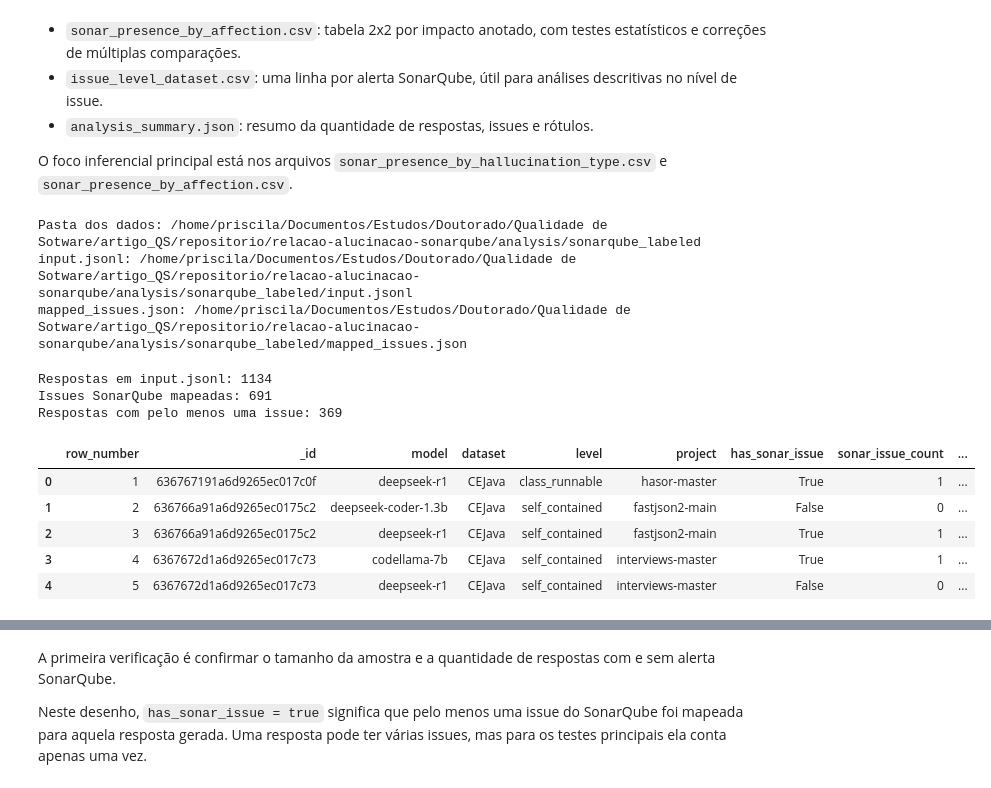
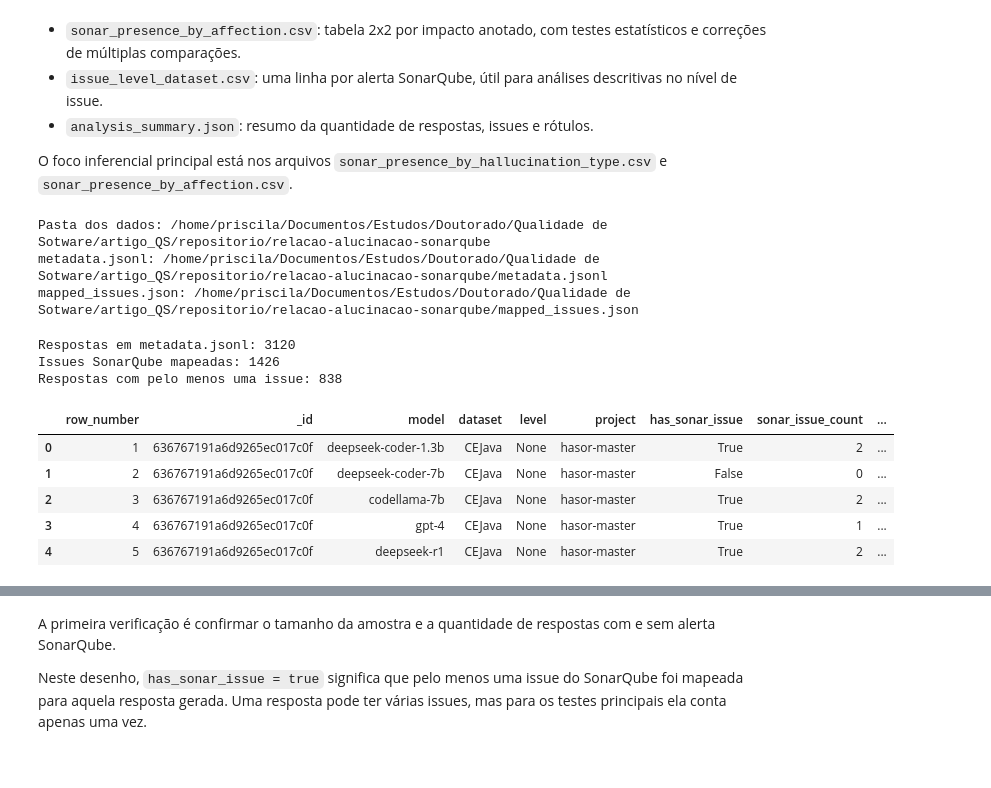
Before and after one commit to mlbaraldi/relacao-alucinacao-sonarqube, a Jupyter notebook: analysis/sonarqube_labeled/statistical_analysis/sonar_hallucination_statistical_analysis.ipynb, the cells around one changed output, grey strips where cells are left out. Cells and saved outputs as stored; diff of their text form; code cells hidden in the pictures.

Commit message:
Alteração do dataset analisado e outra abordagem para a análise dos dados

```diff
--- a/analysis/sonarqube_labeled/statistical_analysis/sonar_hallucination_statistical_analysis.ipynb
+++ b/analysis/sonarqube_labeled/statistical_analysis/sonar_hallucination_statistical_analysis.ipynb
@@ -273,32 +273,21 @@ from IPython.display import Markdown, display
 import pandas as pd
 
 START_DIR = Path.cwd().resolve()
-DATA_DIR = next(
-    (
-        candidate
-        for candidate in (START_DIR, *START_DIR.parents)
-        if (candidate / "input.jsonl").is_file()
-        and (candidate / "mapped_issues.json").is_file()
-    ),
-    None,
- )
+DATA_DIR = Path(
+    "/home/priscila/Documentos/Estudos/Doutorado/Qualidade de Sotware/"
+    "artigo_QS/repositorio/relacao-alucinacao-sonarqube"
+)
 
-if DATA_DIR is None:
-    raise FileNotFoundError(
-        "Não encontrei input.jsonl e mapped_issues.json em nenhum diretório "
-        f"pai de {START_DIR}. Abra o notebook na pasta do projeto ou configure DATA_DIR manualmente."
-    )
-
-INPUT_JSONL = DATA_DIR / "input.jsonl"
+INPUT_JSONL = DATA_DIR / "metadata.jsonl"
 MAPPED_ISSUES = DATA_DIR / "mapped_issues.json"
 
 print("Pasta dos dados:", DATA_DIR)
-print("input.jsonl:", INPUT_JSONL)
+print("metadata.jsonl:", INPUT_JSONL)
 print("mapped_issues.json:", MAPPED_ISSUES)
 # %% [output]
-Pasta dos dados: /home/priscila/Documentos/Estudos/Doutorado/Qualidade de Sotware/artigo_QS/repositorio/relacao-alucinacao-sonarqube/analysis/sonarqube_labeled
-input.jsonl: /home/priscila/Documentos/Estudos/Doutorado/Qualidade de Sotware/artigo_QS/repositorio/relacao-alucinacao-sonarqube/analysis/sonarqube_labeled/input.jsonl
-mapped_issues.json: /home/priscila/Documentos/Estudos/Doutorado/Qualidade de Sotware/artigo_QS/repositorio/relacao-alucinacao-sonarqube/analysis/sonarqube_labeled/mapped_issues.json
+Pasta dos dados: /home/priscila/Documentos/Estudos/Doutorado/Qualidade de Sotware/artigo_QS/repositorio/relacao-alucinacao-sonarqube
+metadata.jsonl: /home/priscila/Documentos/Estudos/Doutorado/Qualidade de Sotware/artigo_QS/repositorio/relacao-alucinacao-sonarqube/metadata.jsonl
+mapped_issues.json: /home/priscila/Documentos/Estudos/Doutorado/Qualidade de Sotware/artigo_QS/repositorio/relacao-alucinacao-sonarqube/mapped_issues.json
 # %%
 input_rows = []
 with INPUT_JSONL.open(encoding="utf-8") as f:
@@ -313,13 +302,13 @@ issues_by_row = defaultdict(list)
 for issue in mapped_issues:
     issues_by_row[int(issue["row_number"])].append(issue)
 
-print("Respostas em input.jsonl:", len(input_rows))
+print("Respostas em metadata.jsonl:", len(input_rows))
 print("Issues SonarQube mapeadas:", len(mapped_issues))
 print("Respostas com pelo menos uma issue:", len(issues_by_row))
 # %% [output]
-Respostas em input.jsonl: 1134
-Issues SonarQube mapeadas: 691
-Respostas com pelo menos uma issue: 369
+Respostas em metadata.jsonl: 3120
+Issues SonarQube mapeadas: 1426
+Respostas com pelo menos uma issue: 838
 # %%
 records = []
 for row_number, obj in input_rows:
@@ -327,38 +316,38 @@ for row_number, obj in input_rows:
     hallucination_types = sorted({
         label.get("hallucination-type")
         for label in labels
         if label.get("hallucination-type")
     })
     affections = sorted({
         affection
         for label in labels
         for affection in (label.get("affections") or [])
         if affection
     })
     issues = issues_by_row.get(row_number, [])
     records.append({
         "row_number": row_number,
         "_id": obj.get("_id"),
         "model": obj.get("model"),
         "dataset": obj.get("dataset"),
         "level": obj.get("level"),
         "project": obj.get("project"),
         "has_sonar_issue": bool(issues),
         "sonar_issue_count": len(issues),
         "sonar_rules": sorted({issue.get("sonar_rule") for issue in issues if issue.get("sonar_rule")}),
         "sonar_types": sorted({issue.get("sonar_type") for issue in issues if issue.get("sonar_type")}),
         "sonar_severities": sorted({issue.get("severity") for issue in issues if issue.get("severity")}),
         "hallucination_types": hallucination_types,
         "affections": affections,
     })
 
-response_df = pd.DataFrame(records)
-response_df.head()
+df = pd.DataFrame(records)
+df.head()
 # %% [output]
 |  | row_number | _id | model | dataset | level | project | has_sonar_issue | sonar_issue_count | ... |
-| 0 | 1 | 636767191a6d9265ec017c0f | deepseek-r1 | CEJava | class_runnable | hasor-master | True | 1 | ... |
-| 1 | 2 | 636766a91a6d9265ec0175c2 | deepseek-coder-1.3b | CEJava | self_contained | fastjson2-main | False | 0 | ... |
-| 2 | 3 | 636766a91a6d9265ec0175c2 | deepseek-r1 | CEJava | self_contained | fastjson2-main | True | 1 | ... |
-| 3 | 4 | 6367672d1a6d9265ec017c73 | codellama-7b | CEJava | self_contained | interviews-master | True | 1 | ... |
-| 4 | 5 | 6367672d1a6d9265ec017c73 | deepseek-r1 | CEJava | self_contained | interviews-master | False | 0 | ... |
+| 0 | 1 | 636767191a6d9265ec017c0f | deepseek-coder-1.3b | CEJava | None | hasor-master | True | 2 | ... |
+| 1 | 2 | 636767191a6d9265ec017c0f | deepseek-coder-7b | CEJava | None | hasor-master | False | 0 | ... |
+| 2 | 3 | 636767191a6d9265ec017c0f | codellama-7b | CEJava | None | hasor-master | True | 2 | ... |
+| 3 | 4 | 636767191a6d9265ec017c0f | gpt-4 | CEJava | None | hasor-master | True | 1 | ... |
+| 4 | 5 | 636767191a6d9265ec017c0f | deepseek-r1 | CEJava | None | hasor-master | True | 2 | ... |
 # %%
```
Also changed, not shown: parts of 7 cells of this notebook, 1 other file.
